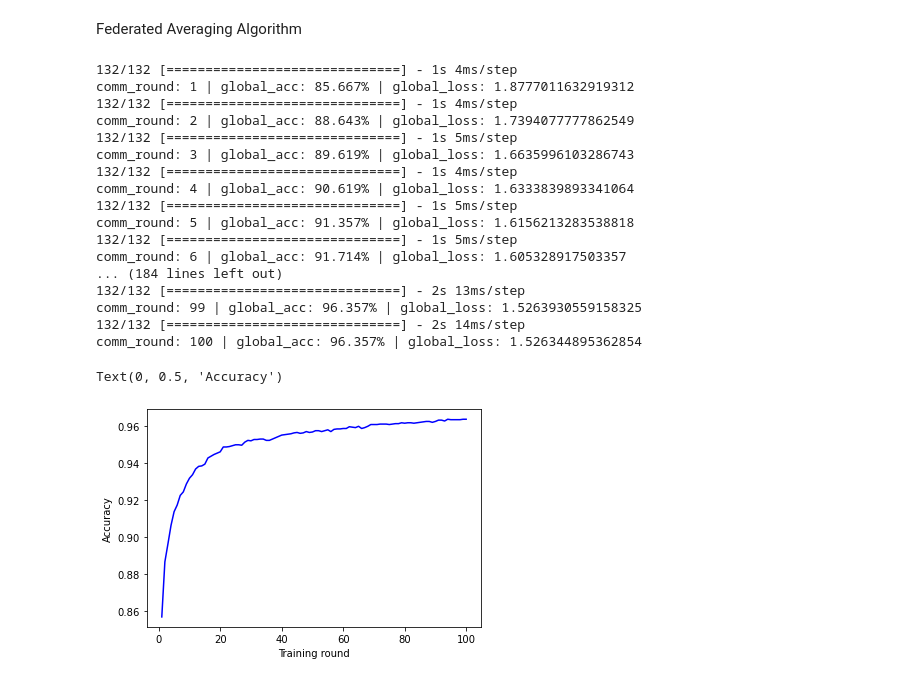
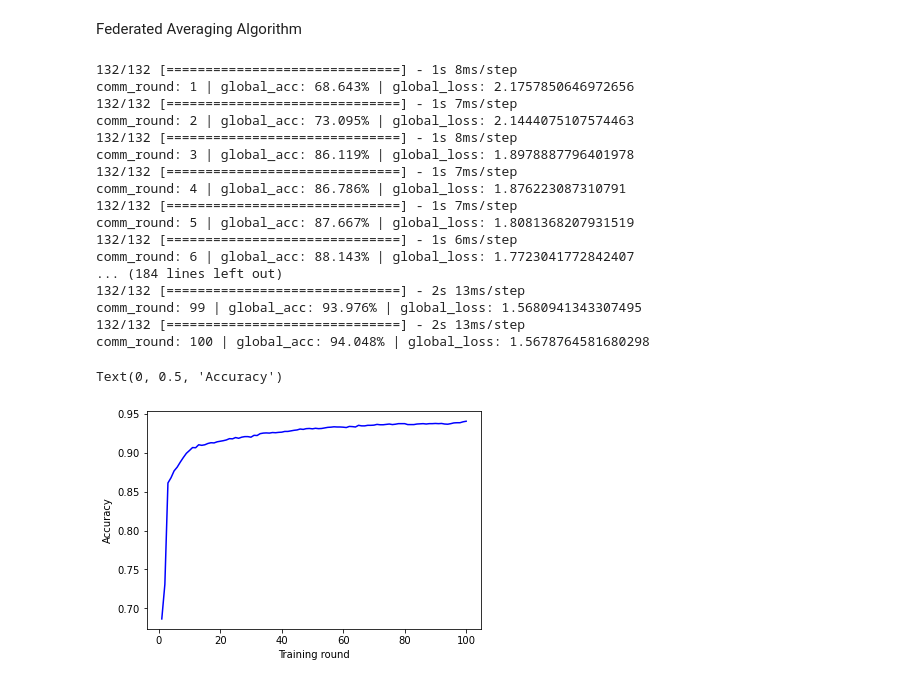
Before and after one commit to MdNaseerHussain/FedML, a Jupyter notebook: MDS.ipynb, the cells around one changed output. Drawn from its saved outputs; the diff is of its cells as text; code cells hidden in the pictures.

```diff
--- a/MDS.ipynb
+++ b/MDS.ipynb
@@ -365,34 +365,34 @@ def fedML(packet_loss_prob=0):
             accuracy.append(global_acc)
     return accuracy
 # %%
-accuracies25 = fedML(0.25)
+accuracies50 = fedML(0.5)
 # %% [output]
-132/132 [==============================] - 1s 4ms/step
-comm_round: 1 | global_acc: 85.667% | global_loss: 1.8777011632919312
-132/132 [==============================] - 1s 4ms/step
-comm_round: 2 | global_acc: 88.643% | global_loss: 1.7394077777862549
-132/132 [==============================] - 1s 5ms/step
-comm_round: 3 | global_acc: 89.619% | global_loss: 1.6635996103286743
-132/132 [==============================] - 1s 4ms/step
-comm_round: 4 | global_acc: 90.619% | global_loss: 1.6333839893341064
-132/132 [==============================] - 1s 5ms/step
-comm_round: 5 | global_acc: 91.357% | global_loss: 1.6156213283538818
-132/132 [==============================] - 1s 5ms/step
-comm_round: 6 | global_acc: 91.714% | global_loss: 1.605328917503357
+132/132 [==============================] - 1s 8ms/step
+comm_round: 1 | global_acc: 68.643% | global_loss: 2.1757850646972656
+132/132 [==============================] - 1s 7ms/step
+comm_round: 2 | global_acc: 73.095% | global_loss: 2.1444075107574463
+132/132 [==============================] - 1s 8ms/step
+comm_round: 3 | global_acc: 86.119% | global_loss: 1.8978887796401978
+132/132 [==============================] - 1s 7ms/step
+comm_round: 4 | global_acc: 86.786% | global_loss: 1.876223087310791
+132/132 [==============================] - 1s 7ms/step
+comm_round: 5 | global_acc: 87.667% | global_loss: 1.8081368207931519
+132/132 [==============================] - 1s 6ms/step
+comm_round: 6 | global_acc: 88.143% | global_loss: 1.7723041772842407
 ... (184 lines left out)
 132/132 [==============================] - 2s 13ms/step
-comm_round: 99 | global_acc: 96.357% | global_loss: 1.5263930559158325
-132/132 [==============================] - 2s 14ms/step
-comm_round: 100 | global_acc: 96.357% | global_loss: 1.526344895362854
+comm_round: 99 | global_acc: 93.976% | global_loss: 1.5680941343307495
+132/132 [==============================] - 2s 13ms/step
+comm_round: 100 | global_acc: 94.048% | global_loss: 1.5678764581680298
 # %%
-accuracies = accuracies25
+accuracies = accuracies50
 x_axis = []
 for i in range(100):
     x_axis.append(i+1)
 plt.plot(x_axis, accuracies, color="blue")
 plt.xlabel("Training round")
 plt.ylabel("Accuracy")
 # %% [output]
 Text(0, 0.5, 'Accuracy')
-[figure, old version]
+[figure, new version]
 # %%
```
Also changed, not shown: parts of 1 cell of this notebook, 1 other file.
